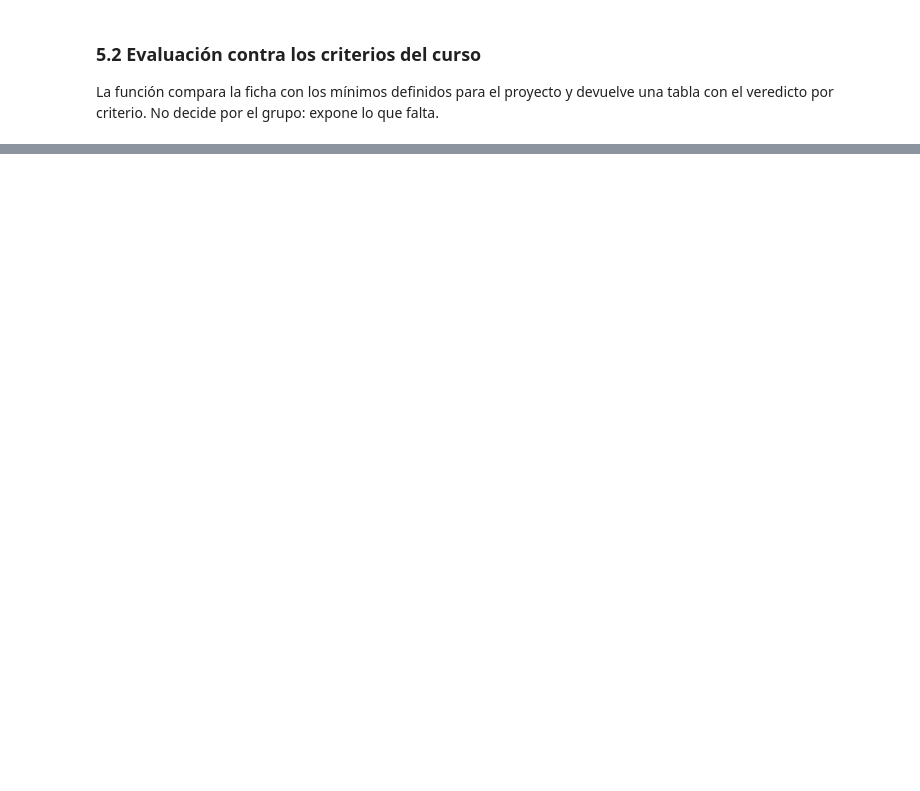
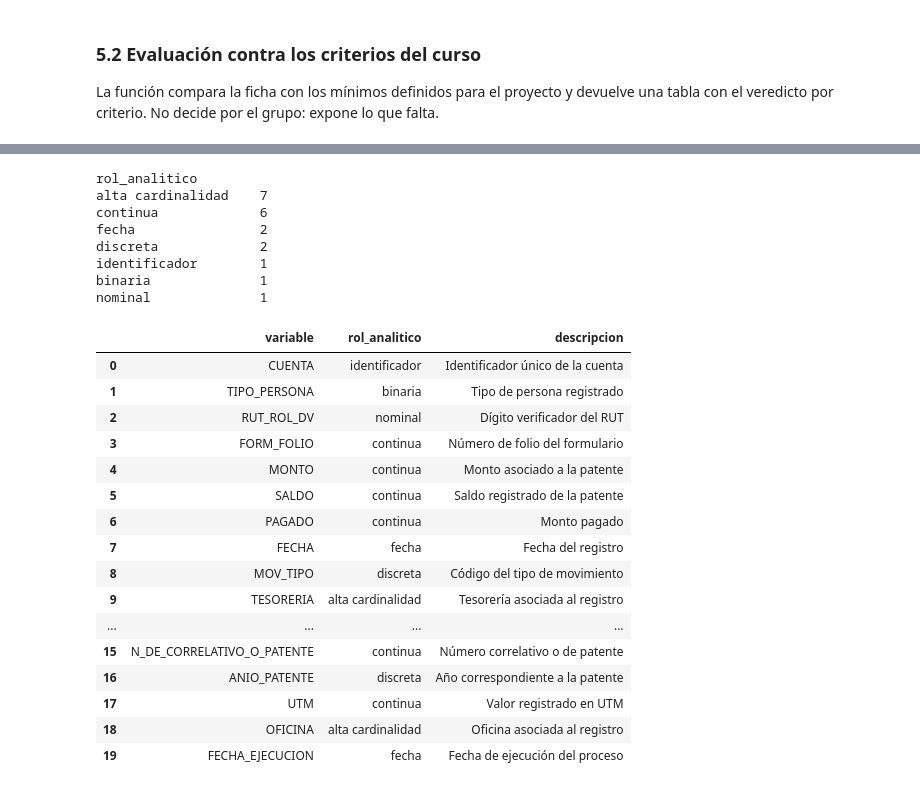
Before and after one commit to VicenteAO-1/proyecto-grupo9-mcdi500, a Jupyter notebook: F1/notebooks/F1_Definicion.ipynb, the cells around one changed output, grey strips where cells are left out. Saved outputs shown, nothing was run; the diff lists cells and outputs as text; code cells hidden in the pictures; blank space fills up the shorter version.

```diff
--- a/F1/notebooks/F1_Definicion.ipynb
+++ b/F1/notebooks/F1_Definicion.ipynb
@@ -628,0 +739,61 @@ evaluar_criterios(FICHA_GRUPO)
+# %%
+import pandas as pd
+DICCIONARIO = [
+    ("CUENTA", "identificador", "Identificador único de la cuenta"),
+    ("TIPO_PERSONA", "binaria", "Tipo de persona registrado"),
+    ("RUT_ROL_DV", "nominal", "Dígito verificador del RUT"),
+    ("FORM_FOLIO", "continua", "Número de folio del formulario"),
+    ("MONTO", "continua", "Monto asociado a la patente"),
+    ("SALDO", "continua", "Saldo registrado de la patente"),
+    ("PAGADO", "continua", "Monto pagado"),
+    ("FECHA", "fecha", "Fecha del registro"),
+    ("MOV_TIPO", "discreta", "Código del tipo de movimiento"),
+    ("TESORERIA", "alta cardinalidad", "Tesorería asociada al registro"),
+    ("TESORERIA_REGIONAL", "alta cardinalidad", "Tesorería regional correspondiente"),
+    ("COMUNA", "alta cardinalidad", "Comuna asociada a la patente"),
+    ("CONCESION", "alta cardinalidad", "Identificación de la concesión"),
+    ("PROVINCIA", "alta cardinalidad", "Provincia asociada al registro"),
+    ("OFICINA_CBR", "alta cardinalidad", "Oficina del Conservador de Bienes Raíces"),
+    ("N_DE_CORRELATIVO_O_PATENTE", "continua", "Número correlativo o de patente"),
+    ("ANIO_PATENTE", "discreta", "Año correspondiente a la patente"),
+    ("UTM", "continua", "Valor registrado en UTM"),
+    ("OFICINA", "alta cardinalidad", "Oficina asociada al registro"),
+    ("FECHA_EJECUCION", "fecha", "Fecha de ejecución del proceso")
+]
+
+diccionario = pd.DataFrame(DICCIONARIO,columns=["variable", "rol_analitico", "descripcion"])
+FICHA = {
+    "archivo": "tb_patentes_aguas_december_2025_data.csv",
+    "filas": 46467,
+    "columnas": 20
+}
+# Verificación: el diccionario debe cubrir exactamente las columnas declaradas en la ficha.
+assert len(diccionario) == FICHA["columnas"], "El diccionario no coincide con la ficha."
+print(diccionario["rol_analitico"].value_counts().to_string())
+diccionario
+# %% [output]
+rol_analitico
+alta cardinalidad    7
+continua             6
+fecha                2
+discreta             2
+identificador        1
+binaria              1
+nominal              1
+|  | variable | rol_analitico | descripcion |
+| 0 | CUENTA | identificador | Identificador único de la cuenta |
+| 1 | TIPO_PERSONA | binaria | Tipo de persona registrado |
+| 2 | RUT_ROL_DV | nominal | Dígito verificador del RUT |
+| 3 | FORM_FOLIO | continua | Número de folio del formulario |
+| 4 | MONTO | continua | Monto asociado a la patente |
+| 5 | SALDO | continua | Saldo registrado de la patente |
+| 6 | PAGADO | continua | Monto pagado |
+| 7 | FECHA | fecha | Fecha del registro |
+| 8 | MOV_TIPO | discreta | Código del tipo de movimiento |
+| 9 | TESORERIA | alta cardinalidad | Tesorería asociada al registro |
+| ... | ... | ... | ... |
+| 15 | N_DE_CORRELATIVO_O_PATENTE | continua | Número correlativo o de patente |
+| 16 | ANIO_PATENTE | discreta | Año correspondiente a la patente |
+| 17 | UTM | continua | Valor registrado en UTM |
+| 18 | OFICINA | alta cardinalidad | Oficina asociada al registro |
+| 19 | FECHA_EJECUCION | fecha | Fecha de ejecución del proceso |
```
Also changed, not shown: parts of 26 cells of this notebook, 4 other files.
